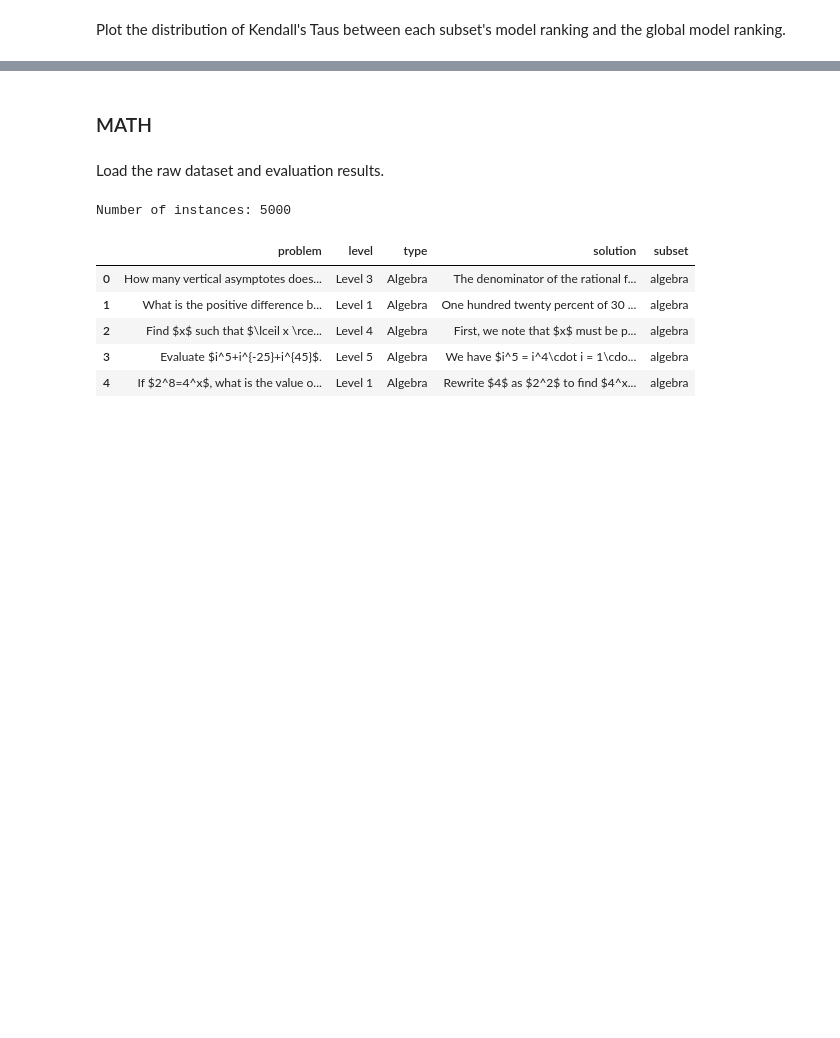
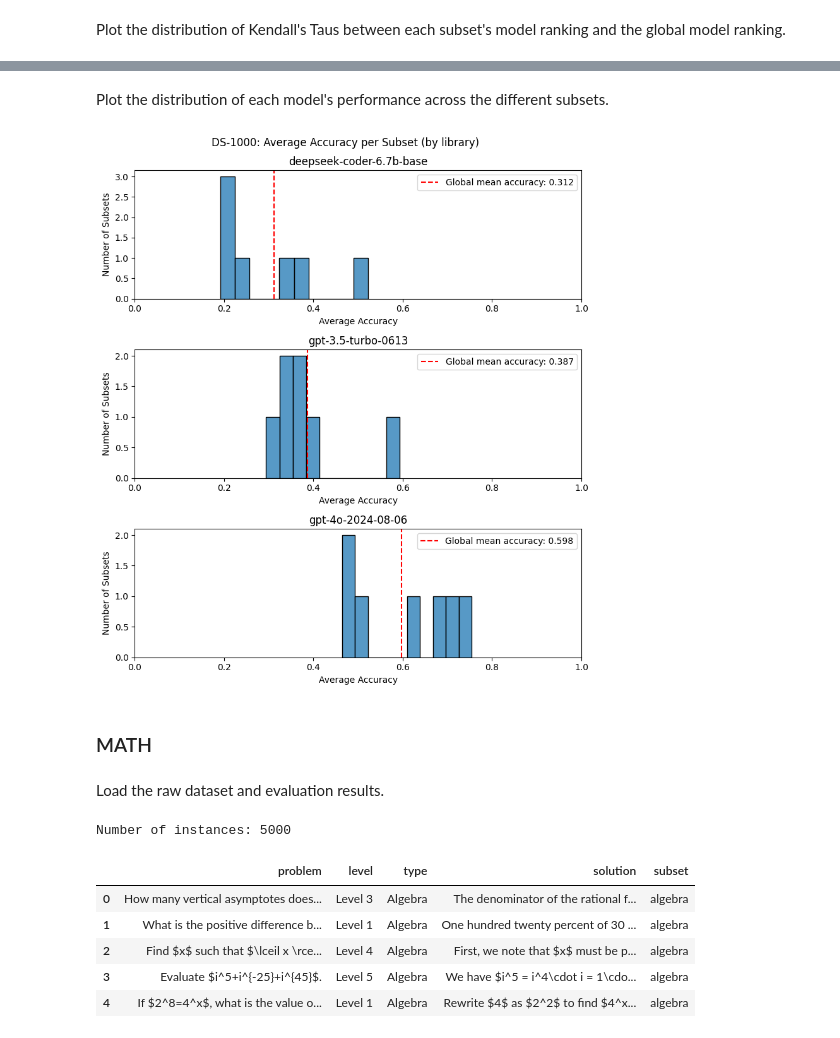
Before and after one commit to mpg05883/EvalTree, a Jupyter notebook: subset_analysis.ipynb, the cells around one changed output, grey strips where cells are left out. Cells and saved outputs as stored; diff of their text form; code cells hidden in the pictures; blank space fills up the shorter version.

```diff
--- a/subset_analysis.ipynb
+++ b/subset_analysis.ipynb
@@ -214,3 +253,38 @@ plt.show()
+# %% [markdown]
+Plot the distribution of each model's performance across the different subsets.
+# %%
+num_models = len(avg_performance_df.columns)
+global_means = eval_results_df.mean()
+
+fig, axes = plt.subplots(num_models, 1, figsize=(8, 3 * num_models))
+
+for i, model in enumerate(avg_performance_df.columns):
+    ax = axes[i] if num_models > 1 else axes
+    sns.histplot(data=avg_performance_df, x=model, ax=ax, bins=10)
+    ax.set_xlabel("Average Accuracy")
+    ax.set_ylabel("Number of Subsets")
+    ax.set_title(f"{model}")
+    ax.set_xlim(0, 1)
+
+    # Add vertical line for global mean
+    global_mean = global_means[model]
+    ax.axvline(
+        global_mean,
+        color="red",
+        linestyle="--",
+        label=f"Global mean accuracy: {global_mean:.3f}",
+    )
+    ax.legend()
+
+
+plt.suptitle(f"{dataset}: Average Accuracy per Subset (by {subset_col})")
+plt.tight_layout()
+plot_name = f"accuracy_distribution_{subset_col}"
+file_path = build_plot_path(dataset, analysis, plot_name)
+plt.savefig(file_path)
+plt.show()
+# %% [output]
+[figure, added]
 # %% [markdown]
 ### MATH
 # %% [markdown]
```
Also changed, not shown: parts of 25 cells of this notebook, 5 other files.
